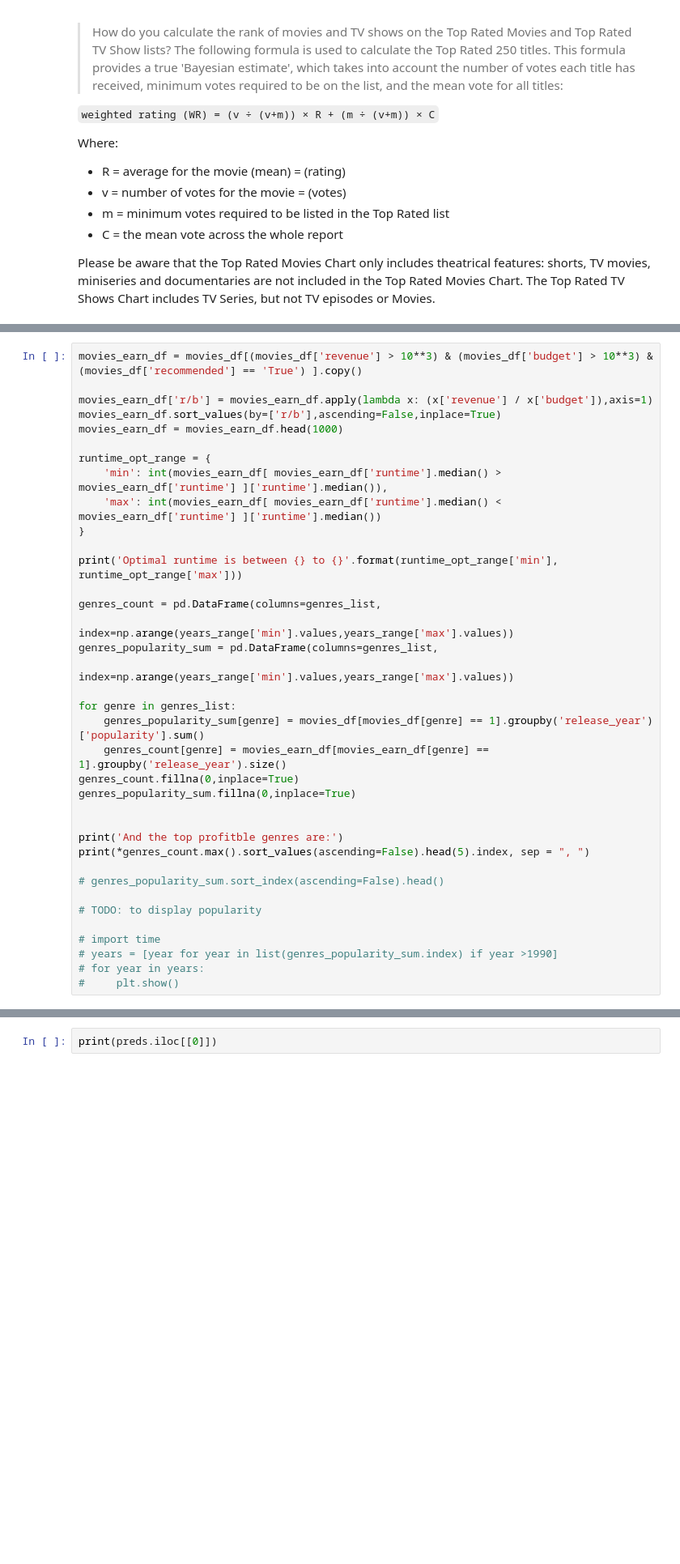
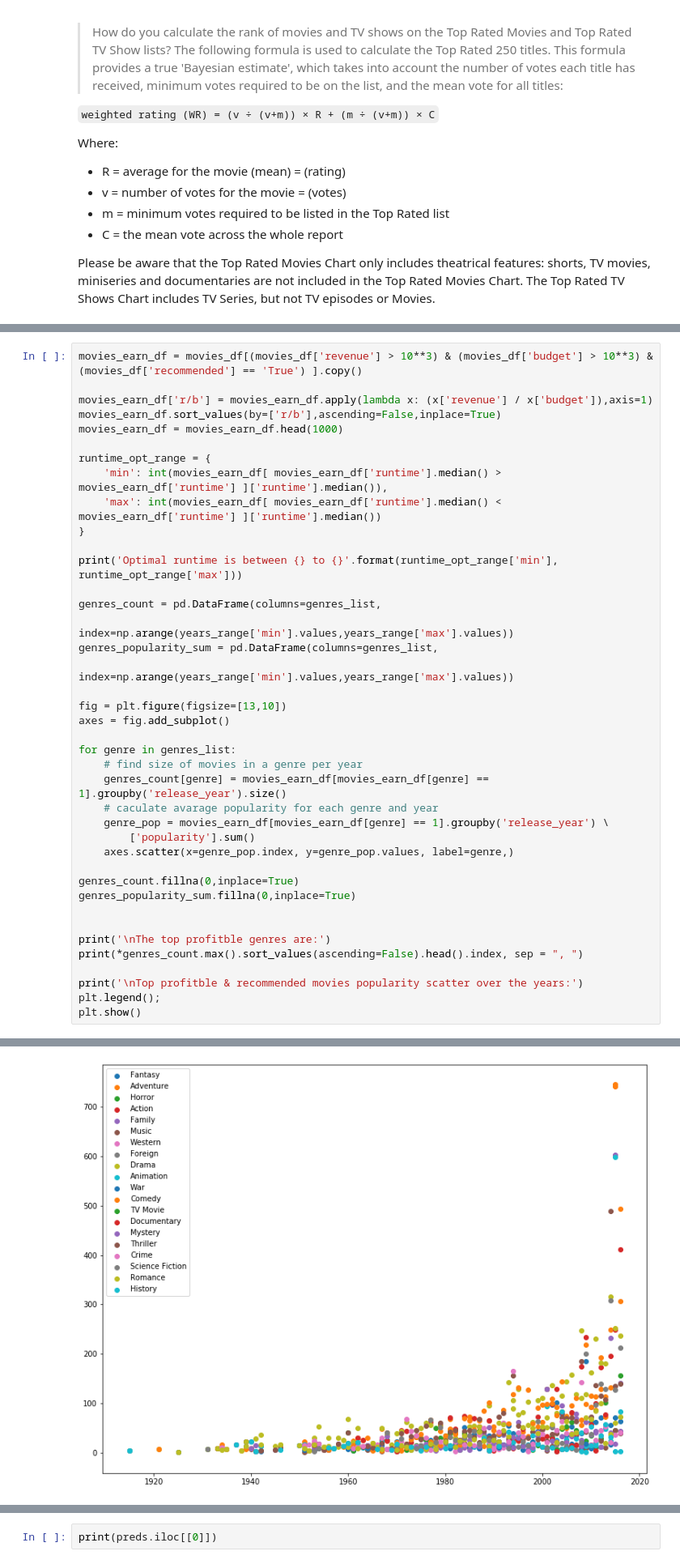
Before and after one commit to ronka/movie-recommendation-notebook, a Jupyter notebook: final_project.ipynb, the cells around one changed output, grey strips where cells are left out. Shown at 81% size. Saved outputs shown, nothing was run; the diff lists cells and outputs as text; blank space fills up the shorter version.

```diff
--- a/final_project.ipynb
+++ b/final_project.ipynb
@@ -332,21 +379,25 @@ genres_count = pd.DataFrame(columns=genres_list,
 genres_popularity_sum = pd.DataFrame(columns=genres_list,
                                     index=np.arange(years_range['min'].values,years_range['max'].values))
 
+fig = plt.figure(figsize=[13,10])
+axes = fig.add_subplot()
+
 for genre in genres_list:
-    genres_popularity_sum[genre] = movies_df[movies_df[genre] == 1].groupby('release_year')['popularity'].sum()
+    # find size of movies in a genre per year
     genres_count[genre] = movies_earn_df[movies_earn_df[genre] == 1].groupby('release_year').size()
+    # caculate avarage popularity for each genre and year
+    genre_pop = movies_earn_df[movies_earn_df[genre] == 1].groupby('release_year') \
+        ['popularity'].sum()
+    axes.scatter(x=genre_pop.index, y=genre_pop.values, label=genre,)
+
 genres_count.fillna(0,inplace=True)
 genres_popularity_sum.fillna(0,inplace=True)
 
 
-print('And the top profitble genres are:')
-print(*genres_count.max().sort_values(ascending=False).head(5).index, sep = ", ")
+print('\nThe top profitble genres are:')
+print(*genres_count.max().sort_values(ascending=False).head().index, sep = ", ")
 
-# genres_popularity_sum.sort_index(ascending=False).head()
-
-# TODO: to display popularity
-
-# import time
-# years = [year for year in list(genres_popularity_sum.index) if year >1990]
-# for year in years:
-#     plt.show()
+print('\nTop profitble & recommended movies popularity scatter over the years:')
+plt.legend();
+plt.show()
+# %% [output]
@@ -353,3 +410,4 @@ print(*genres_count.max().sort_values(ascending=False).head(5).index, sep = ", "
+[figure, added]
 # %% [markdown]
 # Genres Based Recommnder
 
```
Also changed, not shown: parts of 26 cells of this notebook, 2 other files.
